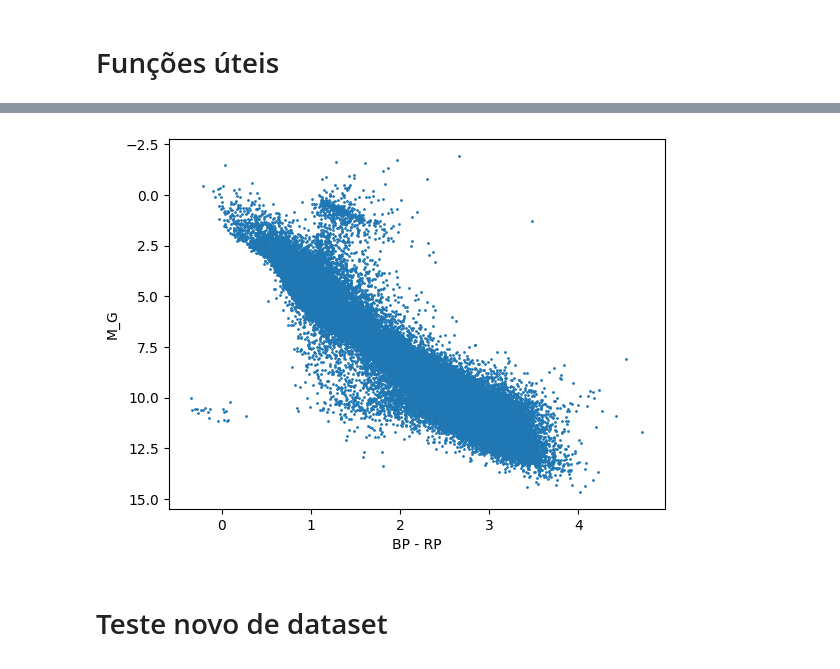
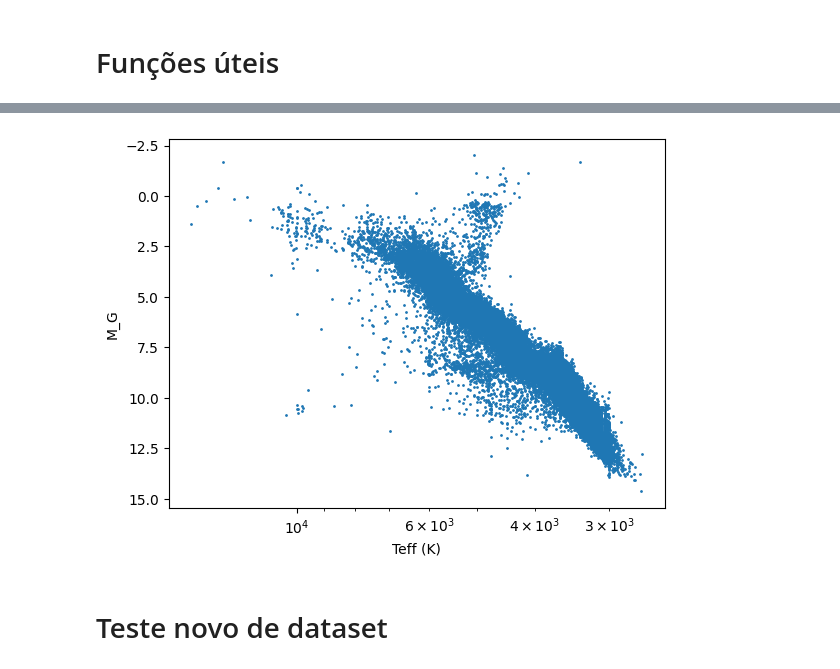
Before and after one commit to marceloavlopes/Diagrama-HR-e-Clustering, a Jupyter notebook: Diagrama_HR_clustering.ipynb, the cells around one changed output, grey strips where cells are left out. Drawn from its saved outputs; the diff is of its cells as text; code cells hidden in the pictures.

```diff
--- a/Diagrama_HR_clustering.ipynb
+++ b/Diagrama_HR_clustering.ipynb
@@ -6,8 +17,9 @@ import matplotlib.pyplot as plt
 # %%
 try:
-    df_servidor_plx2 = pd.read_csv('dados_estrelas.csv')
+    df_servidor_plx2 = pd.read_csv('dados_estrelas_2.csv')
 except Exception:
     print("Erro ao ler arquivo. Reexecutando query...")
+
     from astroquery.gaia import Gaia
 
     query = """
@@ -16,17 +28,27 @@ except Exception:
         gs.parallax,
         gs.phot_g_mean_mag,
         gs.bp_rp,
+
         ap.teff_gspphot,
+        ap.logg_gspphot,
+        ap.mh_gspphot,
+
         gs.phot_g_mean_mag + 5*LOG10(gs.parallax/1000) + 5 AS abs_mag
+
     FROM gaiadr3.gaia_source AS gs
     JOIN gaiadr3.astrophysical_parameters AS ap
     USING (source_id)
+
     WHERE gs.parallax > 2
     AND ap.teff_gspphot IS NOT NULL
+    AND ap.logg_gspphot IS NOT NULL
+    AND ap.mh_gspphot IS NOT NULL
     """
     job = Gaia.launch_job_async(query)
     df_servidor_plx2 = job.get_results().to_pandas()
-    df_servidor_plx2.to_csv('dados_estrelas.csv')
+    df_servidor_plx2.to_csv('dados_estrelas_2.csv')
 # %%
+df_servidor_plx2["log_teff"] = np.log10(df_servidor_plx2["teff_gspphot"])
+
 df_servidor_plx2.describe()
 # %% [output]
@@ -63,7 +65,9 @@ plt.show()
 # Funções úteis
 # %%
 # Diagramas
-def diagrama_HR(dados, eixos, titulos, log_x=False, log_y=False, inv_x=False, inv_y=False):
+def diagrama_HR (dados, eixos, titulos, log_x=False,
+                 log_y=False, inv_x=False, inv_y=False):
+
     plt.figure()
     plt.scatter(dados[eixos[0]], dados[eixos[1]], s=1)
 
@@ -86,12 +94,14 @@ diagrama_HR(df_servidor_plx2, ["bp_rp", "abs_mag"], ["BP - RP", "M_G"], inv_y=Tr
 # %%
 try:
-    df_novo = pd.read_csv('dados_estrelas_sample.csv')
+    df_novo = pd.read_csv('dados_estrelas_s5.csv')
+
 except:
-    df_novo = df_servidor_plx2.sample(150000)
-    df_novo.to_csv('dados_estrelas_sample2.csv')
-diagrama_HR(df_novo, ["bp_rp", "abs_mag"], ["BP - RP", "M_G"], inv_y=True)
+
+    df_novo = df_servidor_plx2.sample(80000, random_state=10)
+    df_novo.to_csv('dados_estrelas_s5.csv')
+    diagrama_HR (df_novo, ["teff_gspphot", "abs_mag"], ["Teff (K)", "M_G"], log_x=True, inv_x=True, inv_y=True)
 # %% [output]
-[figure, old version]
+[figure, new version]
 # %% [markdown]
 # Teste novo de dataset
 # %% [markdown]
```
Also changed, not shown: parts of 14 cells of this notebook, 6 other files.
